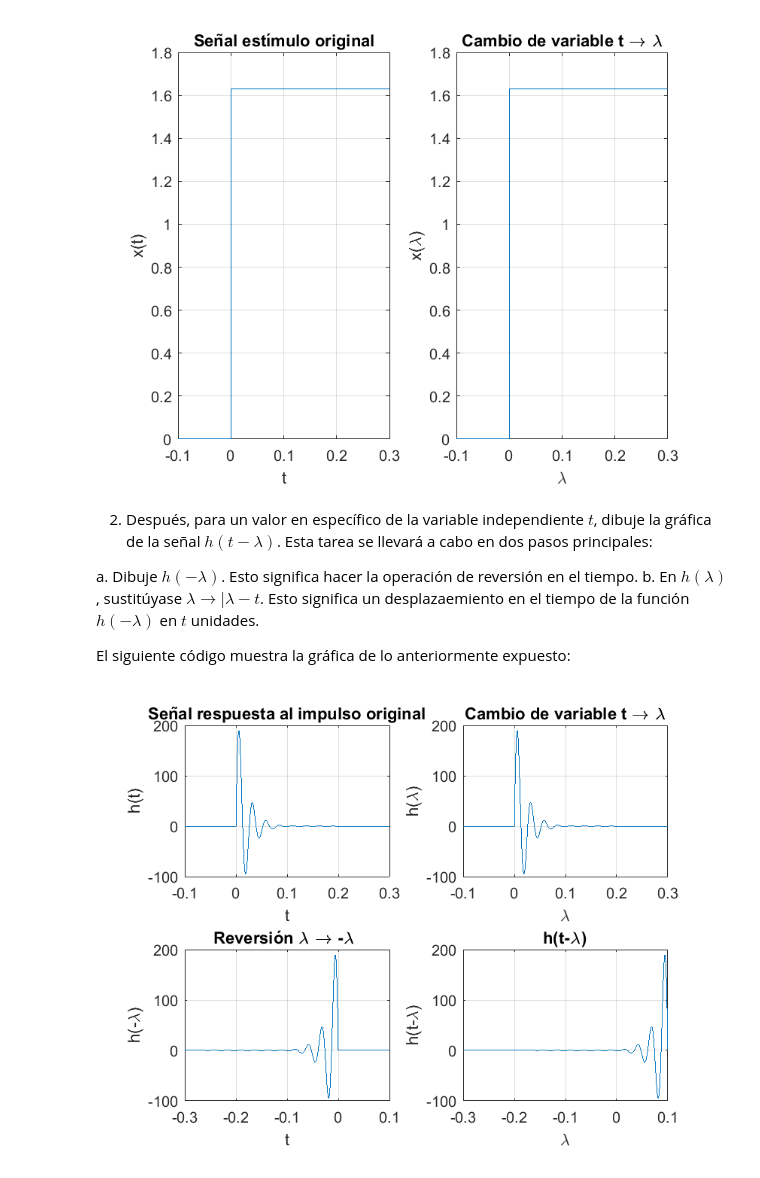
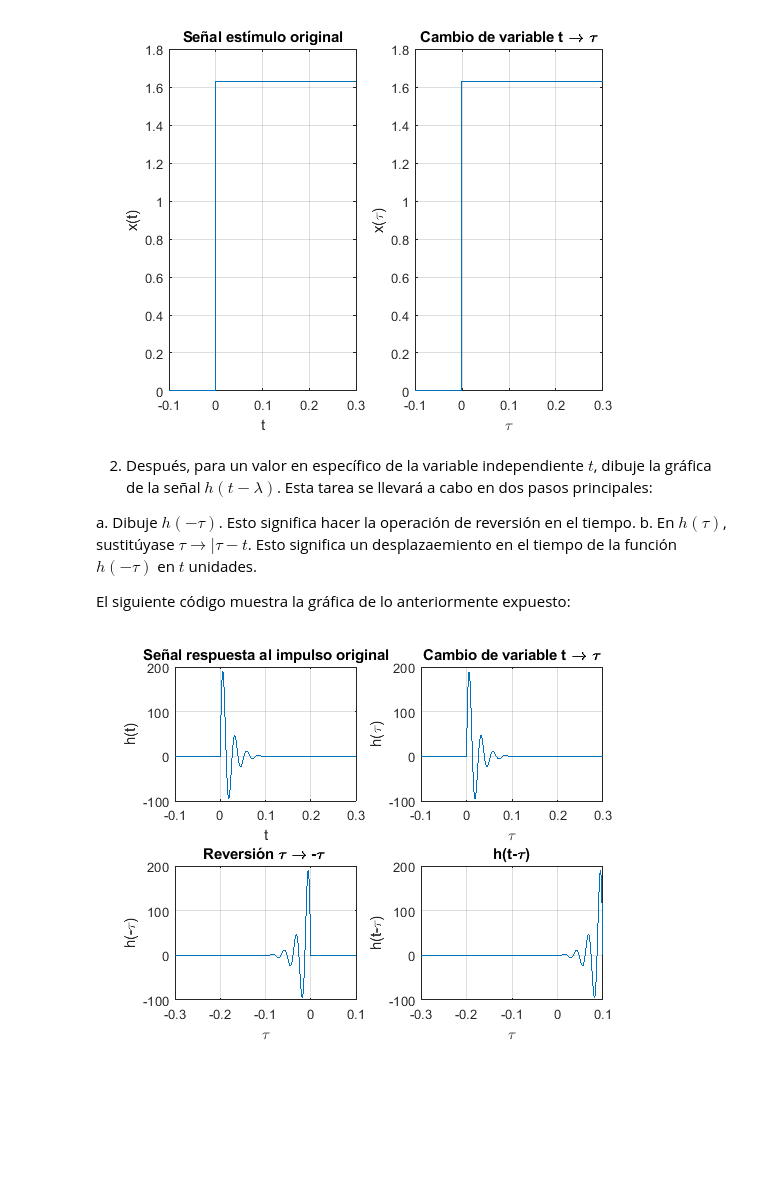
Before and after one commit to LuisGerardo2204/senales_sistemas, a Jupyter notebook: _build/jupyter_execute/Convolucion.ipynb, the cells around one changed output. Cells and saved outputs as stored; diff of their text form; code cells hidden in the pictures; blank space fills up the shorter version.

```diff
--- a/_build/jupyter_execute/Convolucion.ipynb
+++ b/_build/jupyter_execute/Convolucion.ipynb
@@ -52,58 +52,58 @@ grid on
 
 subplot(1,2,2)
 plot(t,xt(t))
-xlabel("\lambda")
-ylabel("x(\lambda)")
-title("Cambio de variable t \rightarrow \lambda")
+xlabel("\tau")
+ylabel("x(\tau)")
+title("Cambio de variable t \rightarrow \tau")
 set(gca,'fontsize',10);
 grid on
 # %% [output]
-[figure, old version]
+[figure, new version]
 # %% [markdown]
 2. Después, para un valor en específico de la variable independiente $t$, dibuje la gráfica de la señal $h(t-\lambda)$. Esta tarea se llevará a cabo en dos pasos principales:
 
-a. Dibuje $h(-\lambda)$. Esto significa hacer la operación de reversión en el tiempo.
-b. En $h(\lambda)$, sustitúyase $\lambda \rightarrow | \lambda-t$. Esto significa un desplazaemiento en el tiempo de la función $h(-\lambda)$ en $t$ unidades.
+a. Dibuje $h(-\tau)$. Esto significa hacer la operación de reversión en el tiempo.
+b. En $h(\tau)$, sustitúyase $\tau \rightarrow | \tau-t$. Esto significa un desplazaemiento en el tiempo de la función $h(-\tau)$ en $t$ unidades.
 
 El siguiente código muestra la gráfica de lo anteriormente expuesto:
 # %%
 close all
 ht=@(x) (x>=0).*(261.7287*sin(239.58*x)).*exp(-52.98*x);
 
 subplot(2,2,1)
 plot(t,ht(t))
 xlabel("t")
 ylabel("h(t)")
 title("Señal respuesta al impulso original")
 set(gca,'fontsize',10);
 grid on
 
 subplot(2,2,2)
 plot(t,ht(t))
-xlabel("\lambda")
-ylabel("h(\lambda)")
-title("Cambio de variable t \rightarrow \lambda")
+xlabel("\tau")
+ylabel("h(\tau)")
+title("Cambio de variable t \rightarrow \tau")
 set(gca,'fontsize',10);
 grid on
 
 subplot(2,2,3)
 plot(-t,ht(t))
-xlabel("t")
-ylabel("h(-\lambda)")
-title("Reversión \lambda \rightarrow -\lambda ")
+xlabel("\tau")
+ylabel("h(-\tau)")
+title("Reversión \tau \rightarrow -\tau ")
 set(gca,'fontsize',10);
 grid on
 
 t2=[-0.1:0.0001:0.3];
 subplot(2,2,4)
 plot(-t,(-t<=0.1).*ht(t+0.1))
-xlabel("\lambda")
-ylabel("h(t-\lambda)")
-title("h(t-\lambda)")
+xlabel("\tau")
+ylabel("h(t-\tau)")
+title("h(t-\tau)")
 set(gca,'fontsize',10);
 grid on
 # %% [output]
-[figure, old version]
+[figure, new version]
 # %% [markdown]
 3. Multiplicar las dos señales esbozadas en los pasos 1 y 2 para obtener el producto:
 
```
Also changed, not shown: parts of 3 cells of this notebook, 44 other files.
